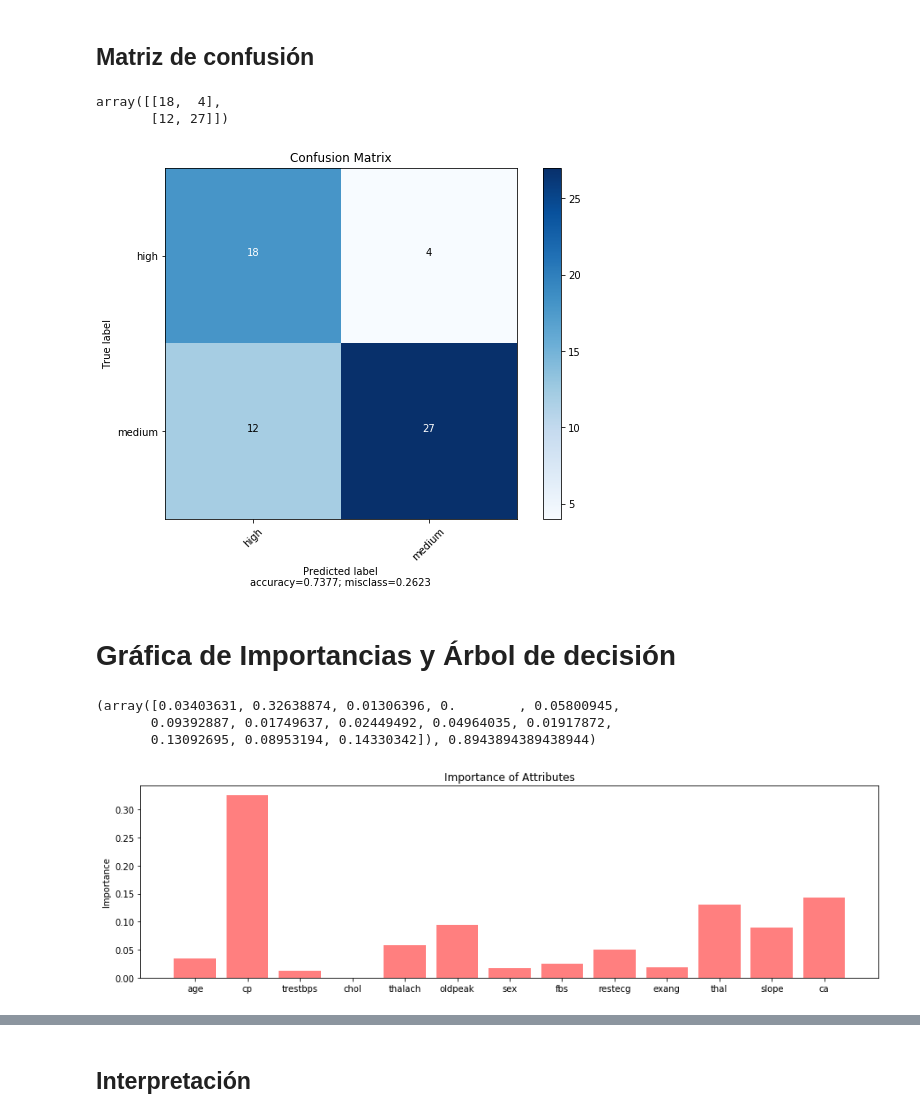
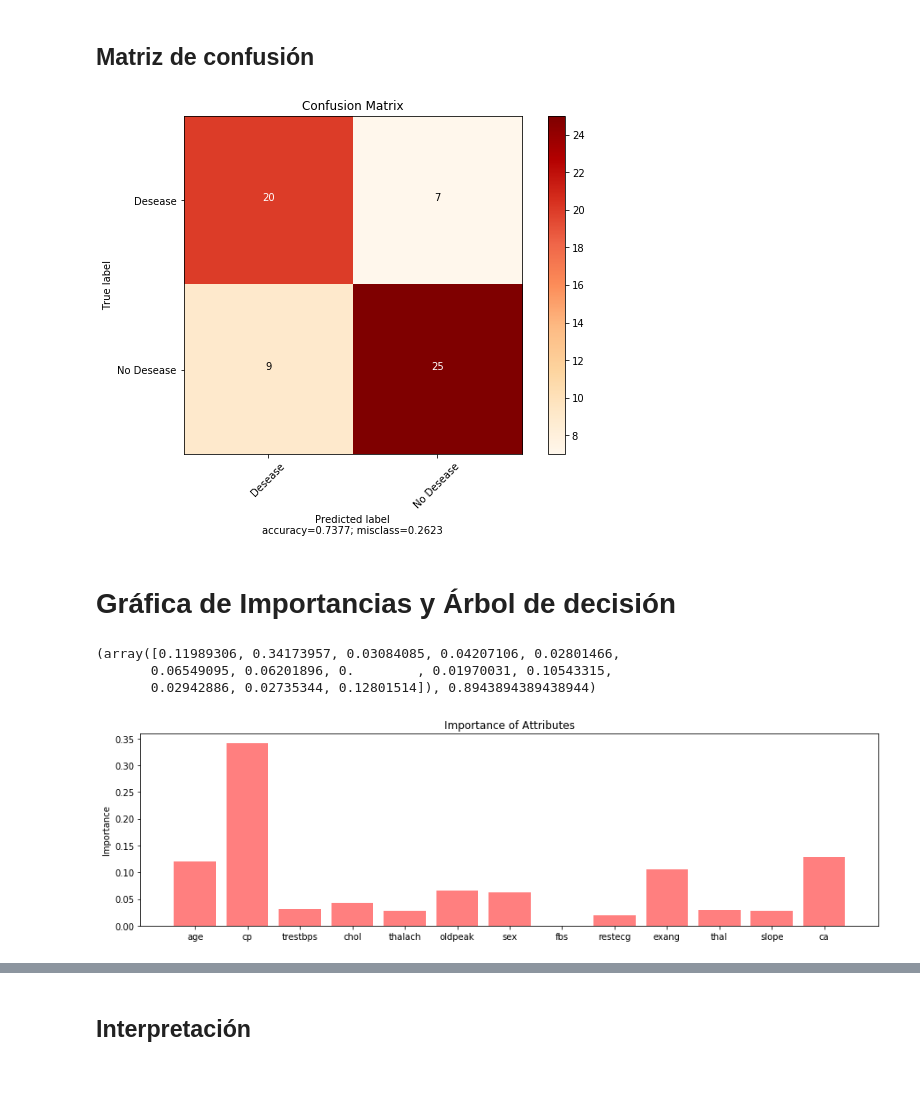
Before and after one commit to Rajahn/Heart-Desease, a Jupyter notebook: AHeartDisease.ipynb, the cells around one changed output, grey strips where cells are left out. Drawn from its saved outputs; the diff is of its cells as text; code cells hidden in the pictures; blank space fills up the shorter version.

```diff
--- a/AHeartDisease.ipynb
+++ b/AHeartDisease.ipynb
@@ -287,55 +287,56 @@ plt.figure(figsize=(20,15))
 plt.subplot(3, 4, 1)
 labels = ["0 Mujer", "1 Hombre"]
 values = [trainx["sex"].count() - trainx["sex"].sum(), trainx["sex"].sum()]
-plt.pie(values, labels=labels)
+plt.pie(values, labels=labels, autopct='%1.1f%%')
+
 plt.title('Sex')
 
 plt.subplot(3, 4, 2)
 labels = ["0", "1"]
 values = [trainx["fbs"].count() - trainx["fbs"].sum(), trainx["fbs"].sum()]
-plt.pie(values, labels=labels)
+plt.pie(values, labels=labels, autopct='%1.1f%%')
 plt.title('fbs')
 
 plt.subplot(3, 4, 3)
 labels = ["0", "1", "2"]
 values = [trainx["restecg"][trainx["restecg"]==0].count(), trainx["restecg"][trainx["restecg"]==1].count(), trainx["restecg"][trainx["restecg"]==2].count()]
-plt.pie(values, labels=labels)
+plt.pie(values, labels=labels, autopct='%1.1f%%')
 plt.title('restecg')
 
 plt.subplot(3, 4, 4)
 labels = ["0", "1"]
 values = [trainx["exang"].count() - trainx["exang"].sum(), trainx["exang"].sum()]
-plt.pie(values, labels=labels)
+plt.pie(values, labels=labels, autopct='%1.1f%%')
 plt.title('exang')
 
 plt.subplot(3, 4, 5)
-labels = ["1", "2", "3"]
-values = [trainx["thal"][trainx["thal"]==1].count(), trainx["thal"][trainx["thal"]==2].count(), trainx["thal"][trainx["thal"]==3].count()]
-plt.pie(values, labels=labels)
+labels = ["0","1", "2", "3"]
+values = [trainx["thal"][trainx["thal"]==0].count(), trainx["thal"][trainx["thal"]==1].count(), trainx["thal"][trainx["thal"]==2].count(), trainx["thal"][trainx["thal"]==3].count()]
+plt.pie(values, labels=labels, autopct='%1.1f%%')
 plt.title('thal')
 
 plt.subplot(3, 4, 6)
 labels = ["0", "1", "2", "3"]
 values = [trainx["cp"][trainx["cp"]==0].count(), trainx["cp"][trainx["cp"]==1].count(), trainx["cp"][trainx["cp"]==2].count(), trainx["cp"][trainx["cp"]==3].count()]
-plt.pie(values, labels=labels)
+plt.pie(values, labels=labels, autopct='%1.1f%%')
 plt.title('cp')
 
 plt.subplot(3, 4, 7)
 labels = ["0", "1", "2"]
 values = [trainx["slope"][trainx["slope"]==0].count(), trainx["slope"][trainx["slope"]==1].count(), trainx["slope"][trainx["slope"]==2].count()]
-plt.pie(values, labels=labels)
+plt.pie(values, labels=labels, autopct='%1.1f%%')
 plt.title('slope')
 
 plt.subplot(3, 4, 8)
 labels = ["0", "1", "2", "3", "4"]
 values = [trainx["ca"][trainx["ca"]==0].count(), trainx["ca"][trainx["ca"]==1].count(), trainx["ca"][trainx["ca"]==2].count(), trainx["ca"][trainx["ca"]==3].count(), trainx["ca"][trainx["ca"]==4].count()]
-plt.pie(values, labels=labels)
+plt.pie(values, labels=labels, autopct='%1.1f%%')
 plt.title('ca')
 
 plt.subplot(3, 4, 9)
 labels = ["0 No Enfermo", "1 Enfermo"]
 values = [trainx["target"][trainx["target"]==0].count(), trainx["target"][trainx["target"]==1].count()]
-plt.pie(values, labels=labels)
+plt.pie(values, labels=labels, autopct='%1.1f%%')
 plt.title('Target')
 # %% [output]
 Text(0.5,1,'Target')
@@ -356,8 +357,11 @@ print(testX.shape, testY.shape)
 ((242, 13), (242,))
 ((61, 13), (61,))
 # %%
+#Funcion auxiliar para la generacion de la grafica de la matriz de confusion
 def plot_confusion_matrix(cm,
-                          target_names,
+
+
+    target_names,
                           title='Confusion matrix',
                           cmap=None,
                           normalize=True):
@@ -401,7 +405,7 @@ def plot_confusion_matrix(cm,
     misclass = 1 - accuracy
 
     if cmap is None:
-        cmap = plt.get_cmap('Blues')
+        cmap = plt.get_cmap('OrRd')
 
     plt.figure(figsize=(8, 6))
     plt.imshow(cm, interpolation='nearest', cmap=cmap)
@@ -436,7 +440,7 @@ def plot_confusion_matrix(cm,
 # %% [markdown]
 # Árbol de decisión
 # %%
-model1 = tree.DecisionTreeClassifier(max_depth = 5, min_samples_split = 2)
+model1 = tree.DecisionTreeClassifier(max_depth = 5, min_samples_split = 3)
 #model1 = tree.DecisionTreeClassifier(max_depth = 5, min_samples_split = 5, random_state = 1)
 # model1 = tree.DecisionTreeClassifier()
 
@@ -459,18 +463,13 @@ Train: 0.9338842975206612
 Test: 0.7377049180327869
 # %% [markdown]
 <h2>Matriz de confusión</h2>
-# %%
-confusion_matrix(model1.predict(testX), testY)
-# %% [output]
-array([[18,  4],
-       [12, 27]])
 # %%
 plot_confusion_matrix(cm = confusion_matrix(model1.predict(testX), testY),
                       normalize    = False,
-                      target_names = ['high', 'medium'],
+                      target_names = ['Desease', 'No Desease'],
                       title        = "Confusion Matrix")
 # %% [output]
-[figure, old version]
+[figure, new version]
 # %% [markdown]
 # Gráfica de Importancias y Árbol de decisión
 # %%
@@ -489,10 +488,10 @@ plt.title('Importance of Attributes')
 
 plt.show()
 # %% [output]
-(array([0.03403631, 0.32638874, 0.01306396, 0.        , 0.05800945,
-       0.09392887, 0.01749637, 0.02449492, 0.04964035, 0.01917872,
-       0.13092695, 0.08953194, 0.14330342]), 0.8943894389438944)
+(array([0.11989306, 0.34173957, 0.03084085, 0.04207106, 0.02801466,
+       0.06549095, 0.06201896, 0.        , 0.01970031, 0.10543315,
+       0.02942886, 0.02735344, 0.12801514]), 0.8943894389438944)
-[figure, old version]
+[figure, new version]
 # %%
 
 # c = -1;
```
Also changed, not shown: parts of 16 cells of this notebook.
